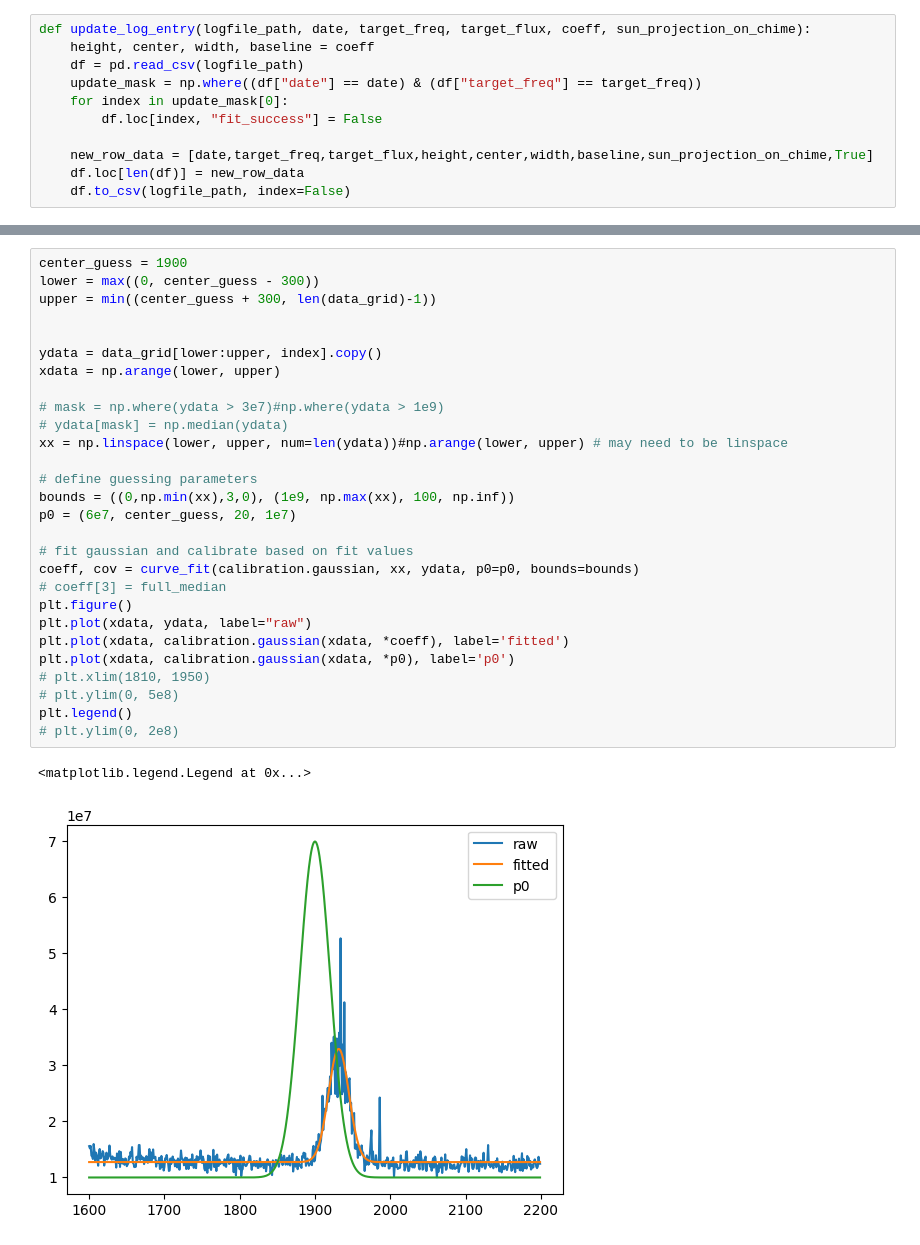
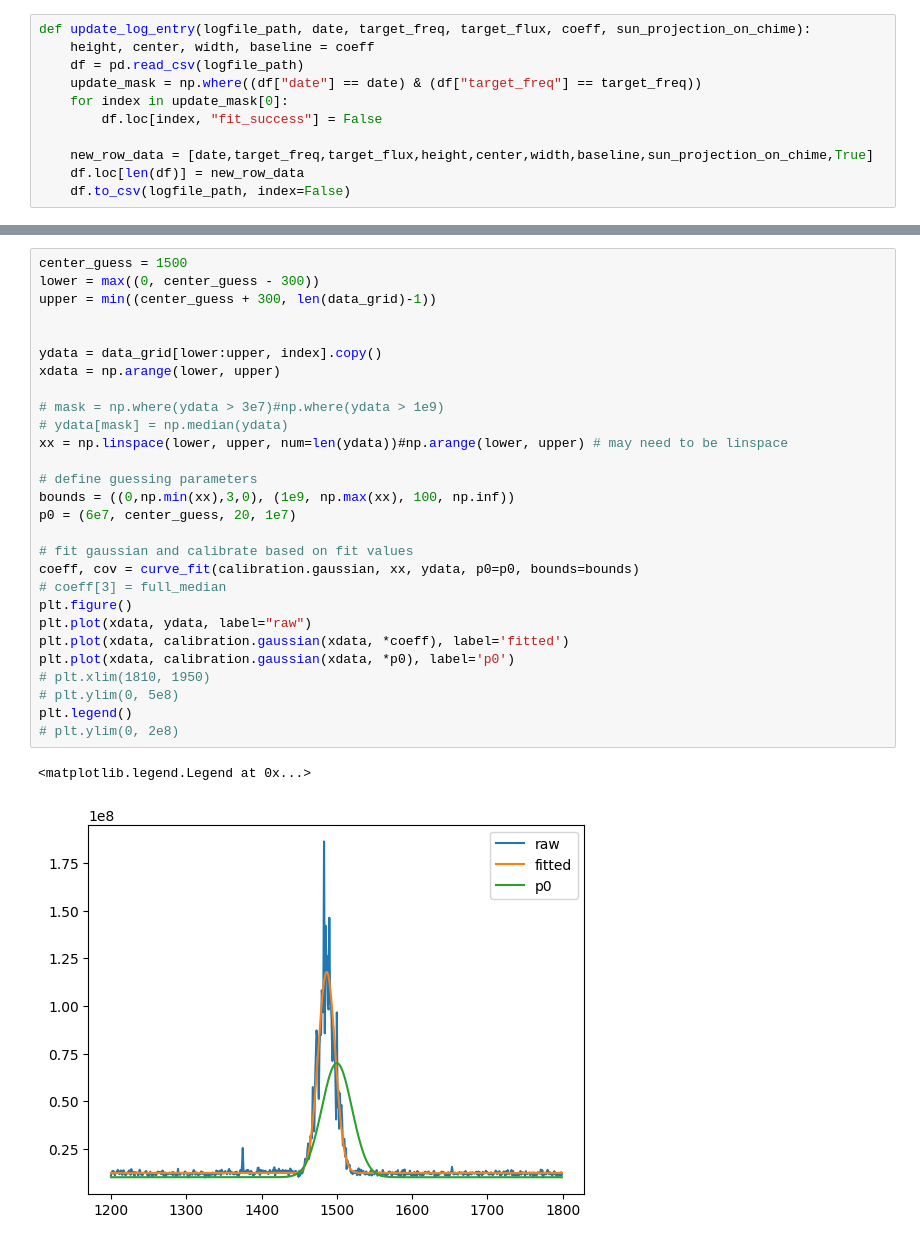
Before and after one commit to dbautista98/chime-reduction, a Jupyter notebook: manual_calibration.ipynb, the cells around one changed output, grey strips where cells are left out. Cells and saved outputs as stored; diff of their text form.

```diff
--- a/manual_calibration.ipynb
+++ b/manual_calibration.ipynb
@@ -58,34 +66,34 @@ plt.ylim(0, 1e8)
 # %%
-center_guess = 1900
+center_guess = 1500
 lower = max((0, center_guess - 300))
 upper = min((center_guess + 300, len(data_grid)-1))
 
 
 ydata = data_grid[lower:upper, index].copy()
 xdata = np.arange(lower, upper)
 
 # mask = np.where(ydata > 3e7)#np.where(ydata > 1e9)
 # ydata[mask] = np.median(ydata)
 xx = np.linspace(lower, upper, num=len(ydata))#np.arange(lower, upper) # may need to be linspace
 
 # define guessing parameters
 bounds = ((0,np.min(xx),3,0), (1e9, np.max(xx), 100, np.inf))
 p0 = (6e7, center_guess, 20, 1e7)
 
 # fit gaussian and calibrate based on fit values
 coeff, cov = curve_fit(calibration.gaussian, xx, ydata, p0=p0, bounds=bounds)
 # coeff[3] = full_median
 plt.figure()
 plt.plot(xdata, ydata, label="raw")
 plt.plot(xdata, calibration.gaussian(xdata, *coeff), label='fitted')
 plt.plot(xdata, calibration.gaussian(xdata, *p0), label='p0')
 # plt.xlim(1810, 1950)
 # plt.ylim(0, 5e8)
 plt.legend()
 # plt.ylim(0, 2e8)
 # %% [output]
 <matplotlib.legend.Legend at 0x...>
-[figure, old version]
+[figure, new version]
 # %%
 height, center, width, baseline = coeff
 sun_df = pd.read_csv(f"/users/dbautist/CHIME_landing_directory/sunPosition/{date}_CHIME.csv")
```
Also changed, not shown: parts of 7 cells of this notebook.
